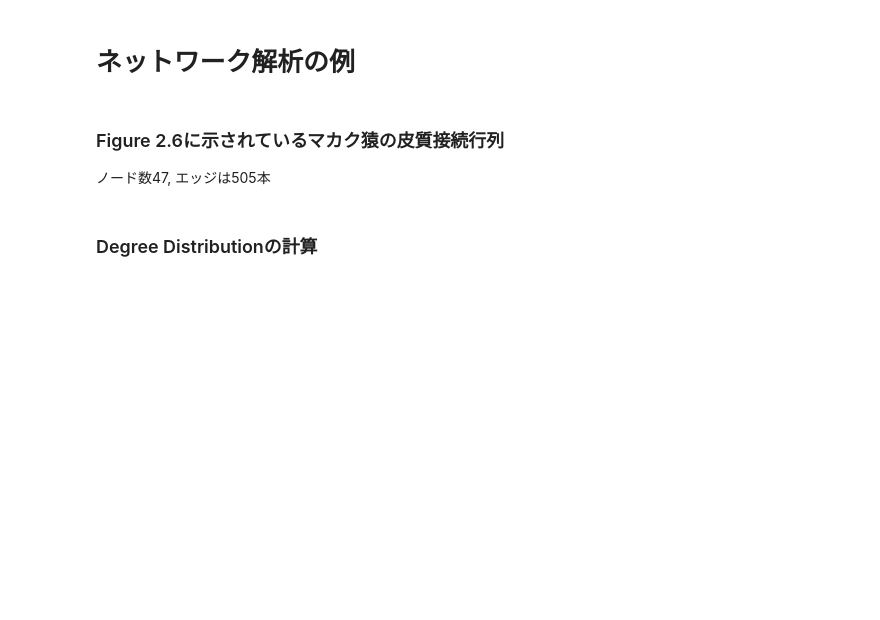
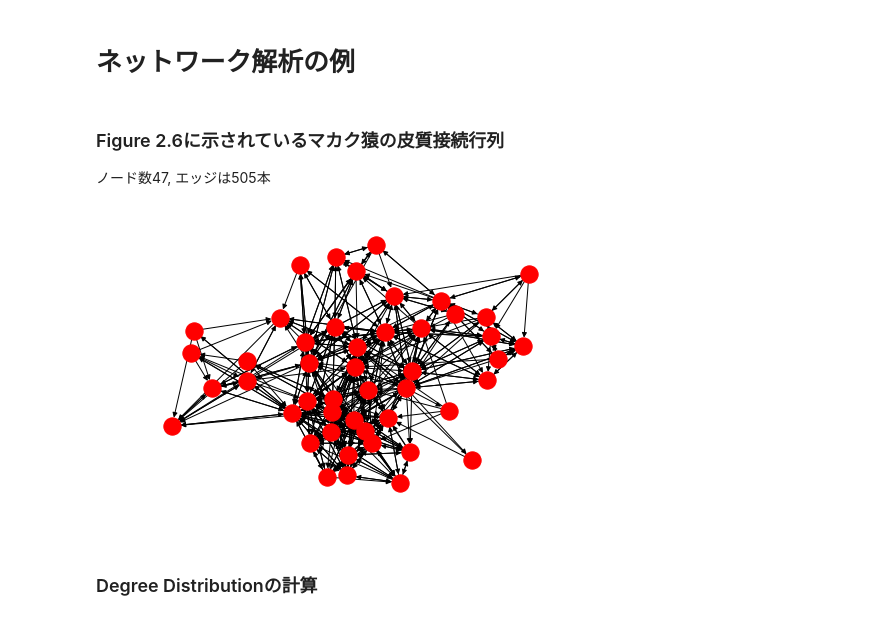
Before and after one commit to Trinity-wang/network_neuroscience, a Jupyter notebook: NetworkMeasuresAndArchitectures.ipynb, the cells around one changed output. Saved outputs shown, nothing was run; the diff lists cells and outputs as text; code cells hidden in the pictures; blank space fills up the shorter version.

Commit message:
ネットワークの可視化

```diff
--- a/NetworkMeasuresAndArchitectures.ipynb
+++ b/NetworkMeasuresAndArchitectures.ipynb
@@ -61,6 +61,11 @@ Macaque_cortex = np.array([[0,1,1,1,1,0,0,0,0,0,0,0,0,0,0,0,0,0,0,0,0,0,0,0,0,0,
 
 # networkxのオブジェクトに変更
 G = nx.from_numpy_matrix(Macaque_cortex, create_using=nx.DiGraph())
+# %%
+# ネットワークの可視化
+nx.draw(G)
+# %% [output]
+[figure, added]
 # %% [markdown]
 ### Degree Distributionの計算
 # %%
```
